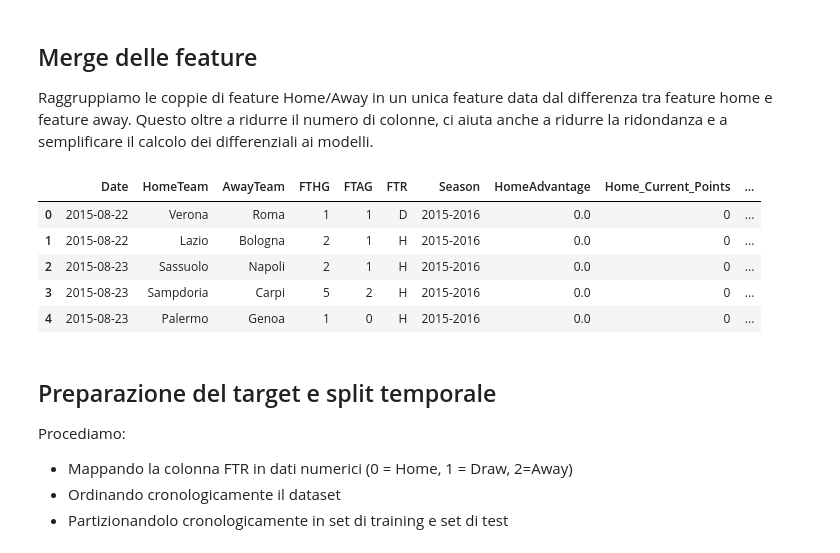
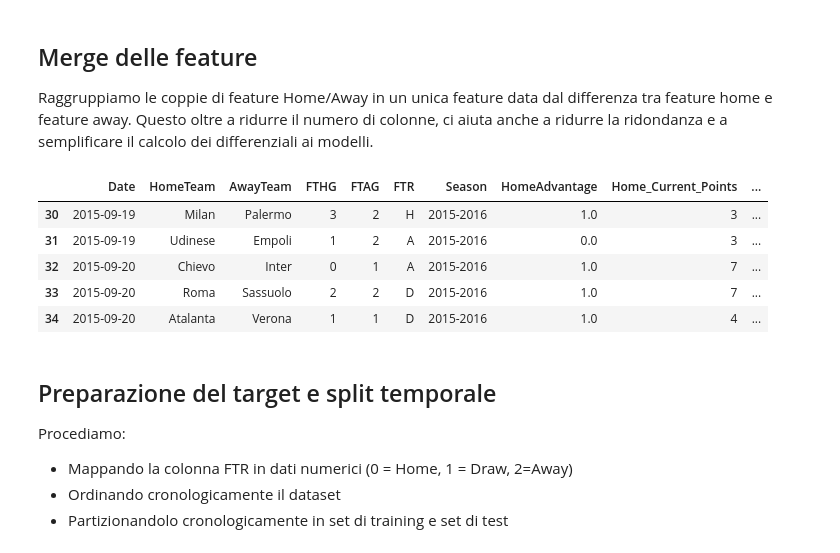
Before and after one commit to Lucaseraaa/sports-game-outcome-predictor, a Jupyter notebook: notebook/results-prediction-model.ipynb, the cells around one changed output. Cells and saved outputs as stored; diff of their text form; code cells hidden in the pictures.

```diff
--- a/notebook/results-prediction-model.ipynb
+++ b/notebook/results-prediction-model.ipynb
@@ -18,29 +18,32 @@ Raggruppiamo le coppie di feature Home/Away in un unica feature data dal differe
 # %%
 # Creo feature uniche
 dataset["WinStreak"] = dataset["Home_WinStreak"] - dataset["Away_WinStreak"]
 dataset["Z_Goals_Season"] = dataset["Z_Home_Goals_Season"] - dataset["Z_Away_Goals_Season"]
 dataset["Z_Wins_Season"] = dataset["Z_Home_Wins_Season"] - dataset["Z_Away_Wins_Season"]
 dataset["GoalOnShotRatio"] = dataset["GoalOnShotRatioHome"] - dataset["GoalOnShotRatioAway"]
 dataset["PointToMatchRatio"] = dataset["PointToMatchRatioHome"] - dataset["PointToMatchRatioAway"]
 dataset['Abs_Points_Difference'] = (dataset['Home_Current_Points'] - dataset['Away_Current_Points']).abs()
 dataset["Elo"] = dataset["HomeElo"] - dataset["AwayElo"]
 dataset["Abs_Value_Difference"] = (dataset["HomeValue"] - dataset["AwayValue"]).abs()
+dataset["Value"] = dataset["HomeValue"] - dataset["AwayValue"]
 
 # Variabile booleana che indica un match equilibrato sulla carta, ossia
 # se le due squadre hanno meno di 3 punti di distacco
 dataset['Is_Points_Balanced'] = (dataset['Abs_Points_Difference'] <= 3).astype(int)
 
 # Elimino le feature inutilizzate
 dataset = dataset.drop(columns=["Home_WinStreak", "Away_WinStreak", "Z_Home_Goals_Season", "Z_Away_Goals_Season", "Z_Home_Wins_Season", "Z_Away_Wins_Season", "GoalOnShotRatioHome", "GoalOnShotRatioAway", "PointToMatchRatioHome", "PointToMatchRatioAway", "HomeElo", "AwayElo", "HomeValue", "AwayValue"])
 
+dataset = dataset.iloc[30:]
+
 dataset.head()
 # %% [output]
 |  | Date | HomeTeam | AwayTeam | FTHG | FTAG | FTR | Season | HomeAdvantage | Home_Current_Points | ... |
-| 0 | 2015-08-22 | Verona | Roma | 1 | 1 | D | 2015-2016 | 0.0 | 0 | ... |
-| 1 | 2015-08-22 | Lazio | Bologna | 2 | 1 | H | 2015-2016 | 0.0 | 0 | ... |
-| 2 | 2015-08-23 | Sassuolo | Napoli | 2 | 1 | H | 2015-2016 | 0.0 | 0 | ... |
-| 3 | 2015-08-23 | Sampdoria | Carpi | 5 | 2 | H | 2015-2016 | 0.0 | 0 | ... |
-| 4 | 2015-08-23 | Palermo | Genoa | 1 | 0 | H | 2015-2016 | 0.0 | 0 | ... |
+| 30 | 2015-09-19 | Milan | Palermo | 3 | 2 | H | 2015-2016 | 1.0 | 3 | ... |
+| 31 | 2015-09-19 | Udinese | Empoli | 1 | 2 | A | 2015-2016 | 0.0 | 3 | ... |
+| 32 | 2015-09-20 | Chievo | Inter | 0 | 1 | A | 2015-2016 | 1.0 | 7 | ... |
+| 33 | 2015-09-20 | Roma | Sassuolo | 2 | 2 | D | 2015-2016 | 1.0 | 7 | ... |
+| 34 | 2015-09-20 | Atalanta | Verona | 1 | 1 | D | 2015-2016 | 1.0 | 4 | ... |
 # %% [markdown]
 ## Preparazione del target e split temporale
 
```
Also changed, not shown: parts of 13 cells of this notebook.
